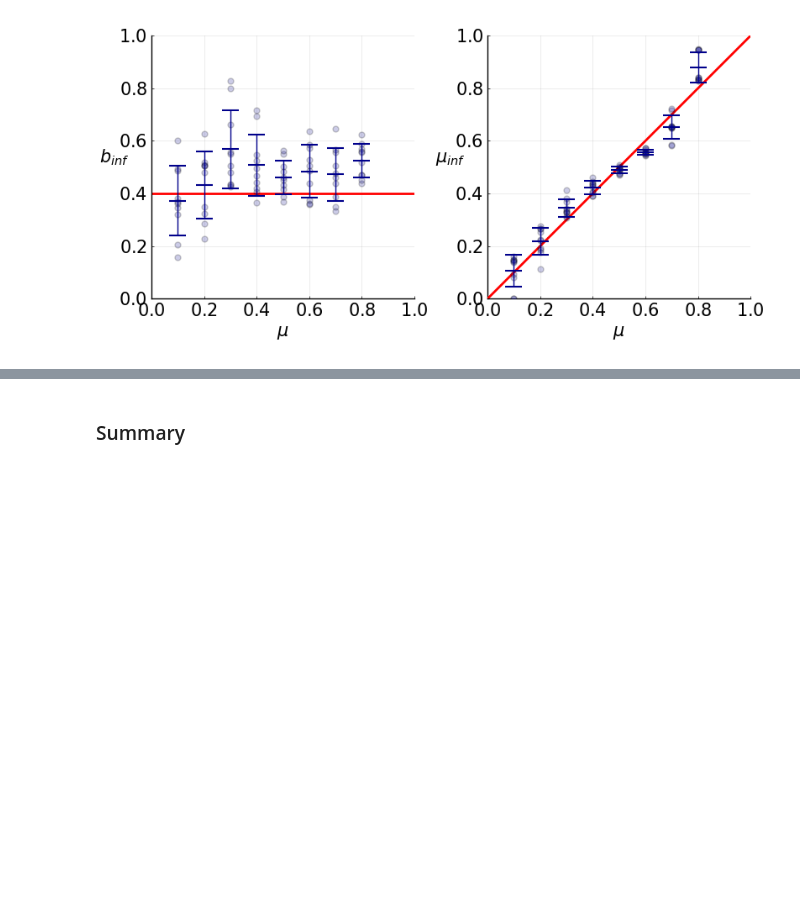
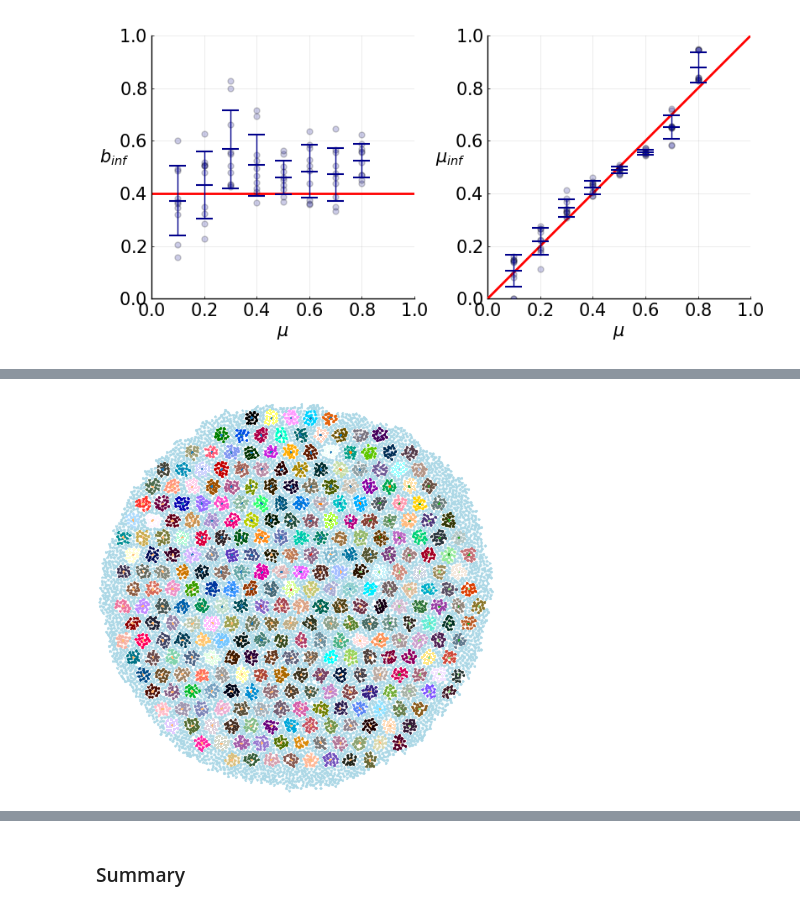
Before and after one commit to aangaji/Turnover, a Jupyter notebook: inference.ipynb, the cells around one changed output, grey strips where cells are left out. Drawn from its saved outputs; the diff is of its cells as text; code cells hidden in the pictures; blank space fills up the shorter version.

```diff
--- a/inference.ipynb
+++ b/inference.ipynb
@@ -764,0 +777,3 @@ end
+# %%
+tumorinfo = dir_info(projectdir*"/simulated_tumors/2d/bulk")
+first(filter(row -> row.N==40000, tumorinfo), 6)
@@ -764,0 +959,12 @@ end
+# %%
+path = filter(row -> row.N==10000 && row.d == 0.4, tumorinfo).path |> rand
+tumor = data_import(path);
+# %%
+samples, sampletumor = TumorGrowth.multi_region_sequencing(tumor; n=300, cells_per_sample=15)
+scene = TumorGrowth.plotting(tumor, color=:lightblue, size=(400,400))
+cs = distinguishable_colors(length(samples))
+for (i,sample) in enumerate(samples)
+    TumorGrowth.plotting!(scene , sample, color=cs[i])
+end
+TumorGrowth.plotting_colored_mutations!(scene, sampletumor)
+# %% [output]
@@ -764,0 +973 @@ end
+[figure, added]
```
Also changed, not shown: parts of 20 cells of this notebook, 11 other files.
